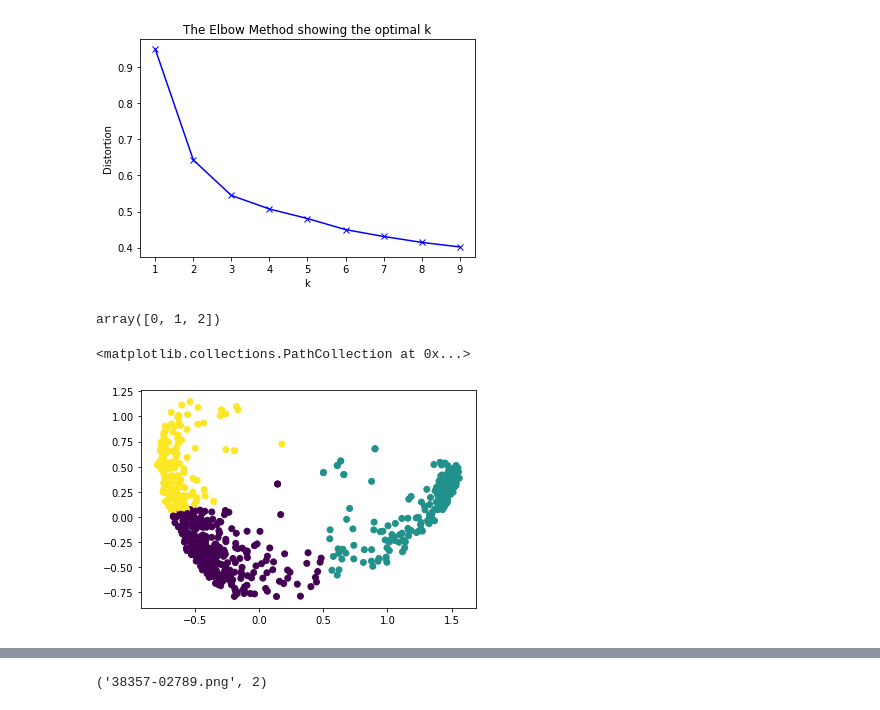
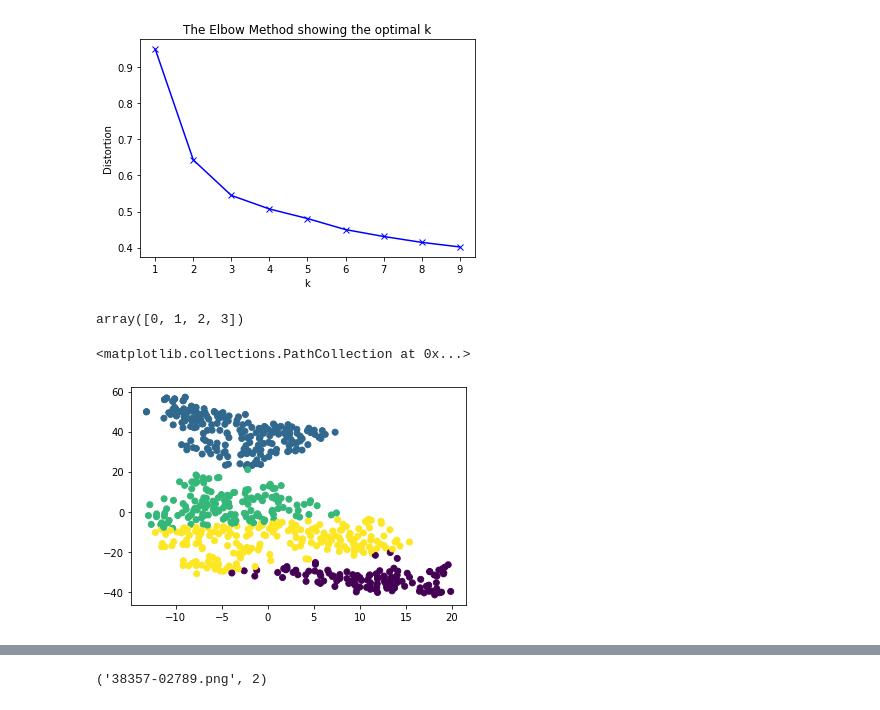
Before and after one commit to OrenChikli/Cherry_stem, a Jupyter notebook: work/notebooks/hist_pca.ipynb, the cells around one changed output, grey strips where cells are left out. Drawn from its saved outputs; the diff is of its cells as text; code cells hidden in the pictures.

```diff
--- a/work/notebooks/hist_pca.ipynb
+++ b/work/notebooks/hist_pca.ipynb
@@ -6,5 +7,5 @@ from scipy.spatial.distance import cdist
 # %%
-src_path= r'D:\Clarifruit\cherry_stem\data\unet_data\training\2019-09-30_07-19-46\thres_0.4\bgr_histograms'
+src_path= r'D:\Clarifruit\cherry_stem\data\unet_data\training\2019-10-07_20-12-39\thres_0.4\hsv_histograms'
 df= load_npy_data(src_path)
 df.head()
 # %% [output]
@@ -17,7 +18,10 @@ df.head()
 5 rows × 769 columns
 # %%
 y=df['file_name']
-x=df.drop('file_name',axis=1)
+X=df.drop('file_name',axis=1)
+# %%
+
+X_embedded = TSNE(n_components=3).fit_transform(X)
 # %%
 n_comp = 11
 # PCA
@@ -67,14 +71,15 @@ plt.show()
 # %% [output]
 [figure]
 # %%
-pred = KMeans(n_clusters=3).fit_predict(X_pca)
+pred = KMeans(n_clusters=4).fit_predict(X_embedded)
 np.unique(pred)
 # %% [output]
-array([0, 1, 2])
+array([0, 1, 2, 3])
 # %%
-pca_plt_data = X_pca[:,:2]
+#pca_plt_data = X_pca[:,:2]
+pca_plt_data = X_embedded
 plt.figure()
 plt.scatter(pca_plt_data[:,0],pca_plt_data[:,1],c=pred)
 # %% [output]
 <matplotlib.collections.PathCollection at 0x...>
-[figure, old version]
+[figure, new version]
```
Also changed, not shown: parts of 4 cells of this notebook, 5 other files.
